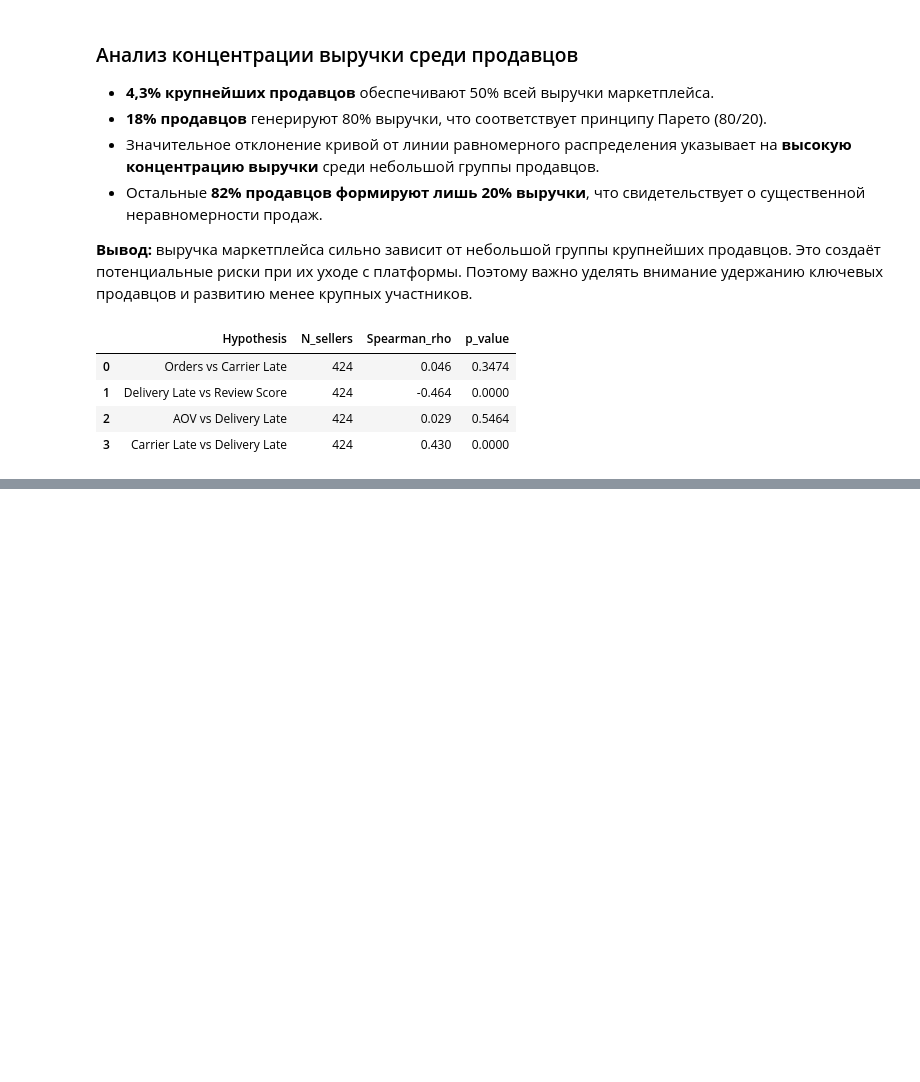
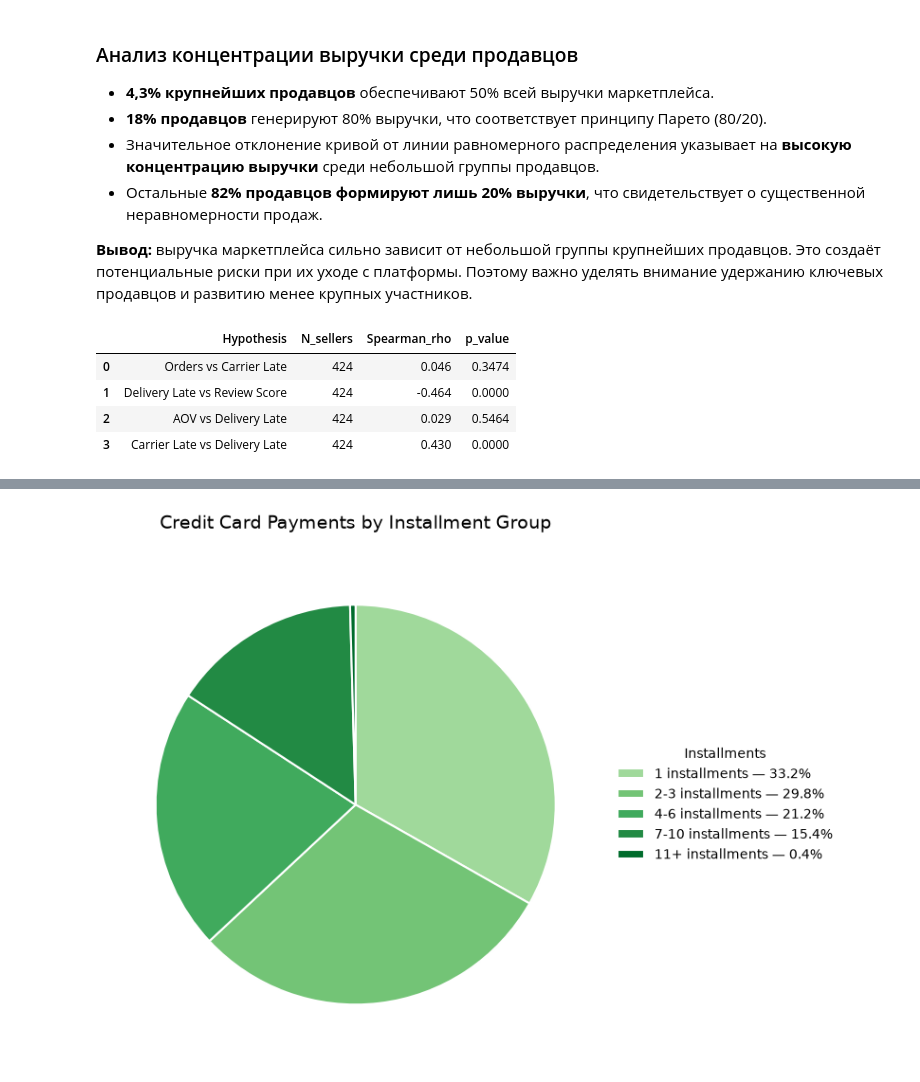
Before and after one commit to radmirmudarisov77-sketch/olist-ecommerce-sql-analysis, a Jupyter notebook: notebooks/02_eda.ipynb, the cells around one changed output, grey strips where cells are left out. Cells and saved outputs as stored; diff of their text form; code cells hidden in the pictures; blank space fills up the shorter version.

```diff
--- a/notebooks/02_eda.ipynb
+++ b/notebooks/02_eda.ipynb
@@ -429,0 +756,54 @@ corr_results
+# %%
+
+df = installments[installments['installments'] >= 1].copy()
+
+df['group'] = pd.cut(
+    df['installments'],
+    bins=[0, 1, 3, 6, 10, float('inf')],
+    labels=['1', '2-3', '4-6', '7-10', '11+']
+)
+
+pie_data = (
+    df.groupby('group', observed=True)['payments_cnt']
+    .sum()
+)
+
+colors = sns.color_palette('Greens', n_colors=len(pie_data) + 2)[2:]
+
+fig, ax = plt.subplots(figsize=(9, 6))
+
+wedges, _ = ax.pie(
+    pie_data,
+    colors=colors,
+    startangle=90,
+    counterclock=False,
+    wedgeprops={'edgecolor': 'white', 'linewidth': 1.5}
+)
+
+shares = pie_data / pie_data.sum() * 100
+
+labels = [
+    f'{name} installments — {share:.1f}%'
+    for name, share in zip(pie_data.index, shares)
+]
+
+ax.legend(
+    wedges,
+    labels,
+    title='Installments',
+    loc='center left',
+    bbox_to_anchor=(1, 0.5),
+    frameon=False
+)
+
+ax.set_title(
+    'Credit Card Payments by Installment Group',
+    fontsize=14,
+    pad=20
+)
+
+plt.tight_layout()
+plt.savefig("../images/cc_inst_count_pie.png", dpi=150, bbox_inches="tight")
+plt.show()
+# %% [output]
+[figure, added]
```
Also changed, not shown: parts of 18 cells of this notebook.
